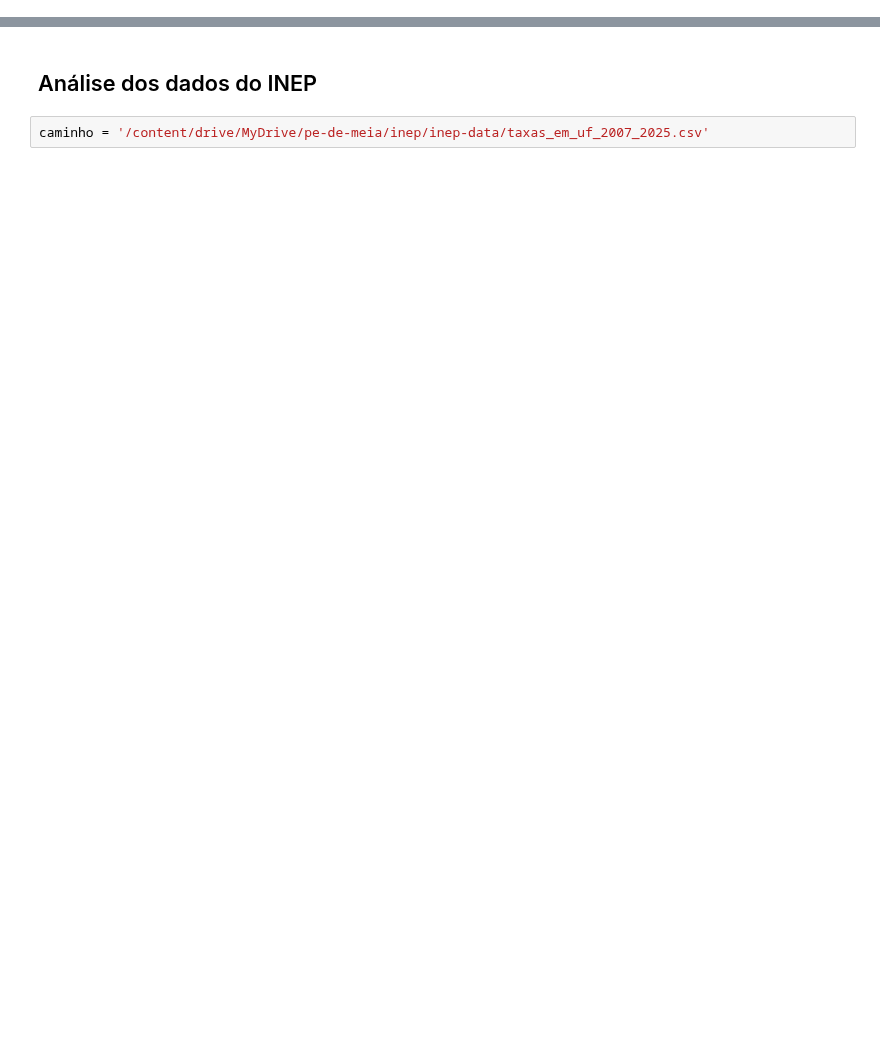
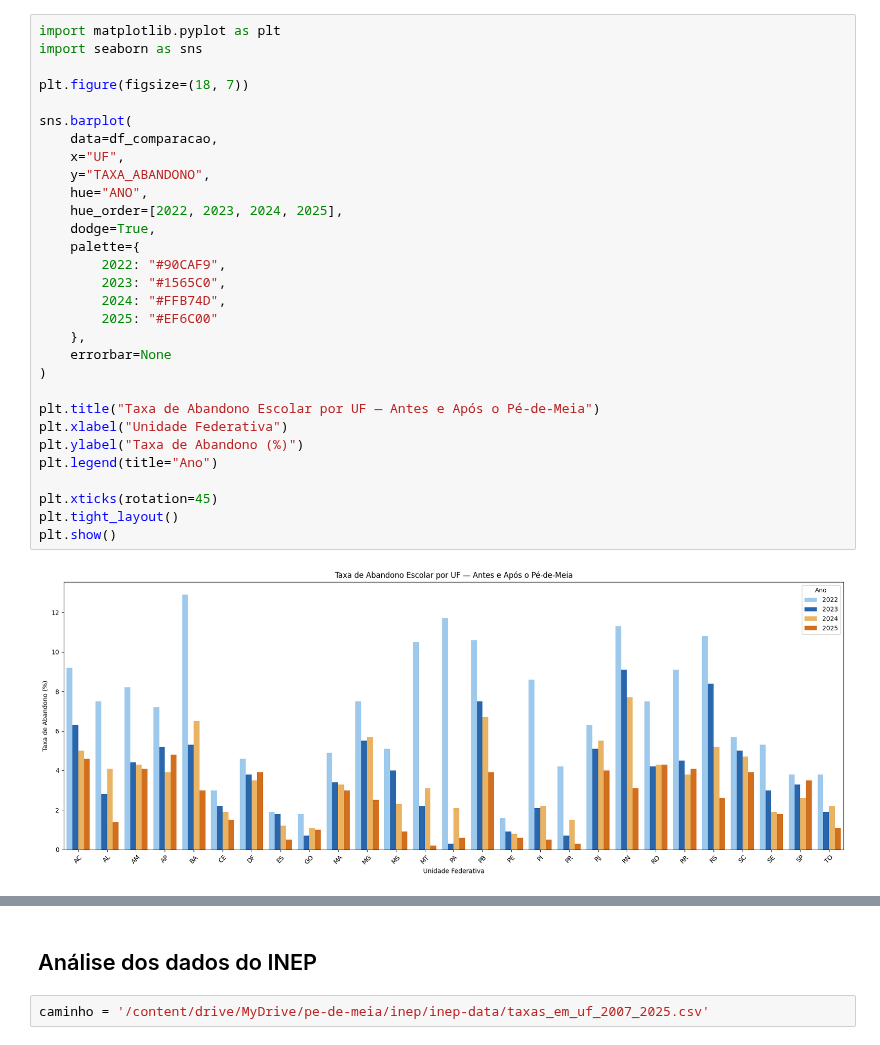
Before and after one commit to lucas-estanislau/pe-de-meia, a Jupyter notebook: 03_analise.ipynb, the cells around one changed output, grey strips where cells are left out. Saved outputs shown, nothing was run; the diff lists cells and outputs as text; blank space fills up the shorter version.

```diff
--- a/03_analise.ipynb
+++ b/03_analise.ipynb
@@ -31,0 +38,32 @@ ValueError: Cannot subset columns with a tuple with more than one element. Use a
+# %%
+import matplotlib.pyplot as plt
+import seaborn as sns
+
+plt.figure(figsize=(18, 7))
+
+sns.barplot(
+    data=df_comparacao,
+    x="UF",
+    y="TAXA_ABANDONO",
+    hue="ANO",
+    hue_order=[2022, 2023, 2024, 2025],
+    dodge=True,
+    palette={
+        2022: "#90CAF9",
+        2023: "#1565C0",
+        2024: "#FFB74D",
+        2025: "#EF6C00"
+    },
+    errorbar=None
+)
+
+plt.title("Taxa de Abandono Escolar por UF — Antes e Após o Pé-de-Meia")
+plt.xlabel("Unidade Federativa")
+plt.ylabel("Taxa de Abandono (%)")
+plt.legend(title="Ano")
+
+plt.xticks(rotation=45)
+plt.tight_layout()
+plt.show()
+# %% [output]
+[figure, added]
```
Also changed, not shown: parts of 21 cells of this notebook.
